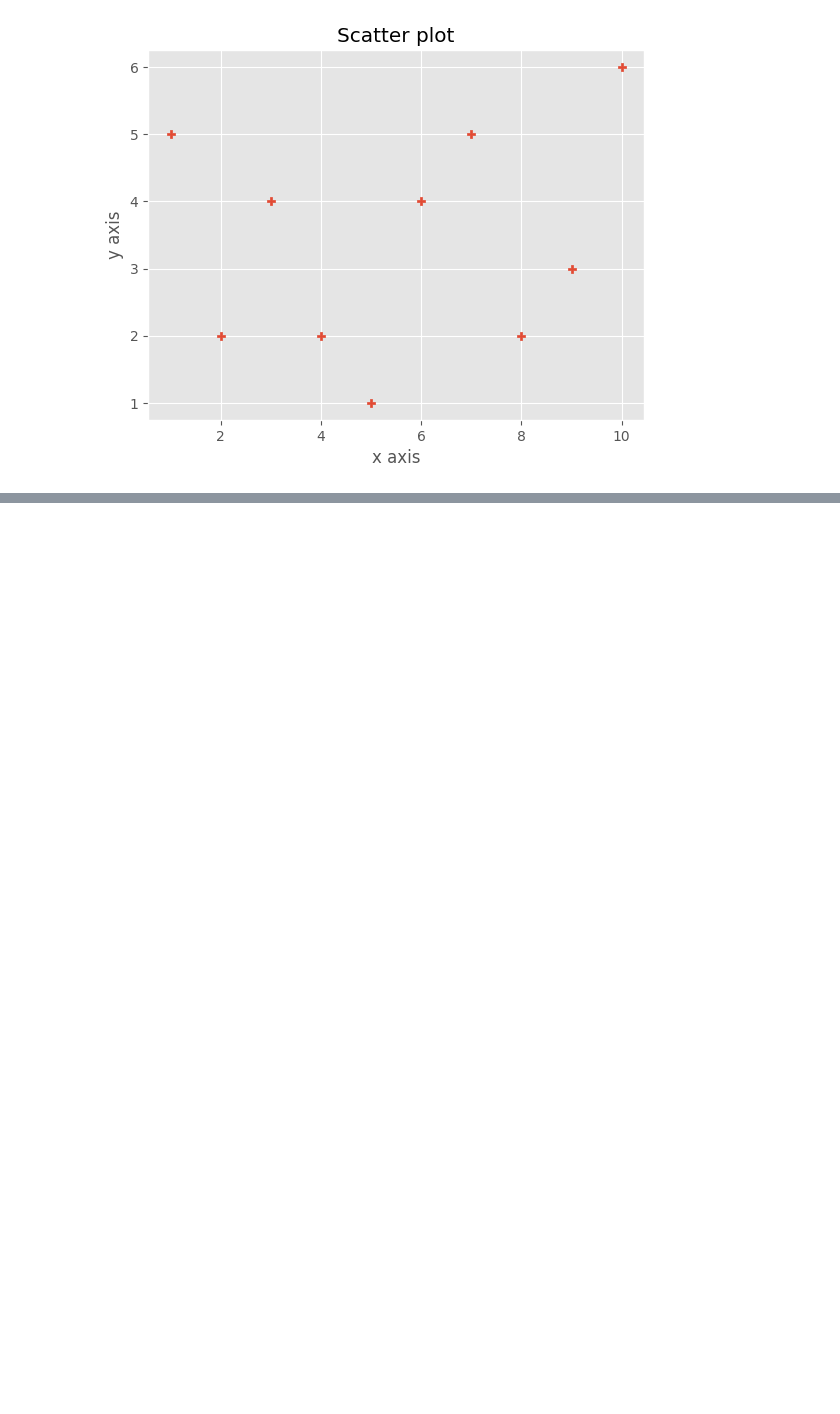
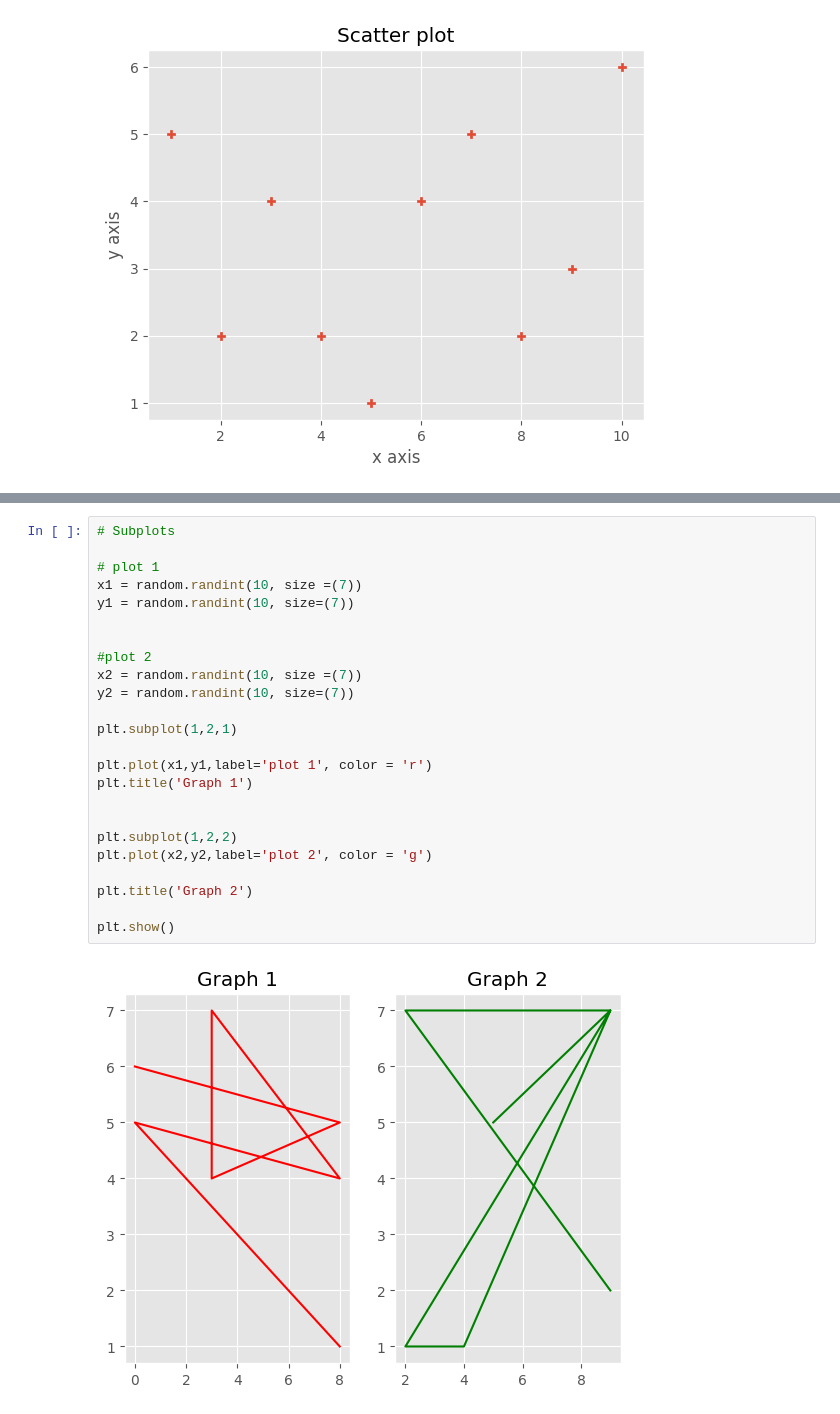
Before and after one commit to kasimlohar/Advance_Python, a Jupyter notebook: matplotlib.ipynb, the cells around one changed output, grey strips where cells are left out. Drawn from its saved outputs; the diff is of its cells as text; blank space fills up the shorter version.

```diff
--- a/matplotlib.ipynb
+++ b/matplotlib.ipynb
@@ -105,0 +146,26 @@ plt.show()
+# %%
+# Subplots
+
+# plot 1
+x1 = random.randint(10, size =(7))
+y1 = random.randint(10, size=(7))
+
+
+#plot 2
+x2 = random.randint(10, size =(7))
+y2 = random.randint(10, size=(7))
+
+plt.subplot(1,2,1)
+
+plt.plot(x1,y1,label='plot 1', color = 'r')
+plt.title('Graph 1')
+
+
+plt.subplot(1,2,2)
+plt.plot(x2,y2,label='plot 2', color = 'g')
+
+plt.title('Graph 2')
+
+plt.show()
+# %% [output]
+[figure, added]
```
Also changed, not shown: parts of 8 cells of this notebook.
